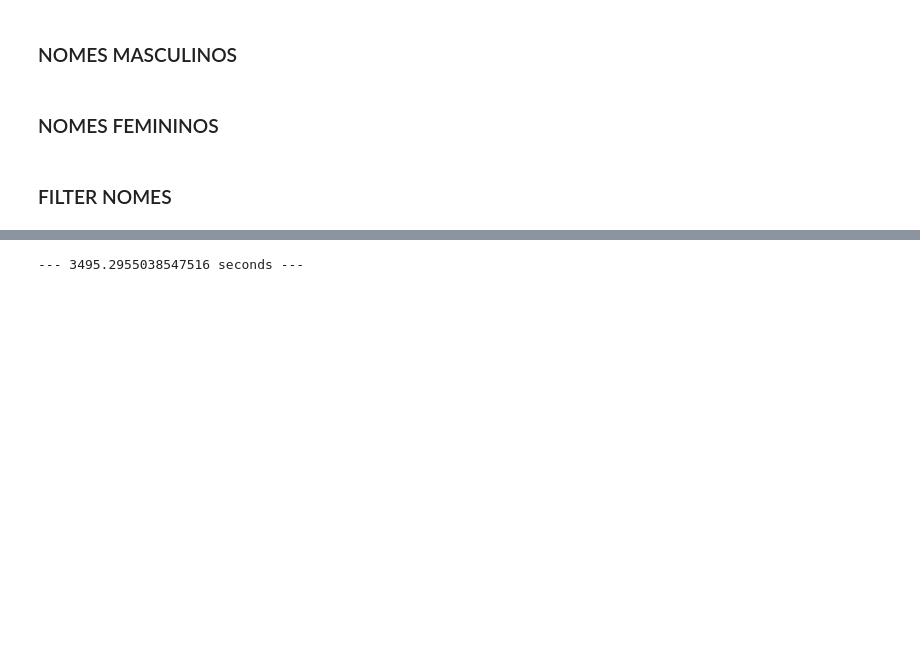
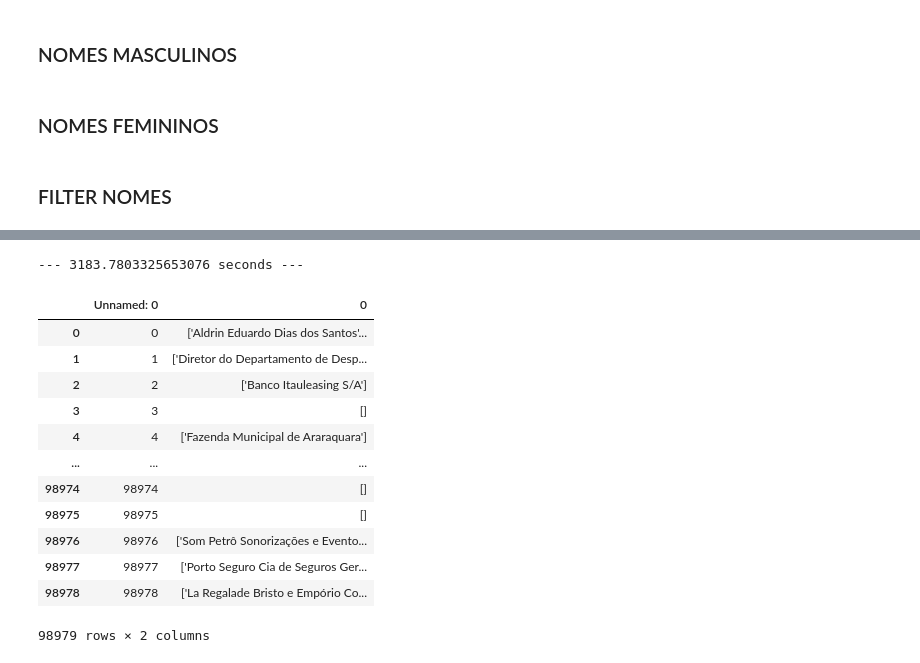
Before and after one commit to RafaelMRazeira/codes, a Jupyter notebook: pre-processing/FilterData.ipynb, the cells around one changed output, grey strips where cells are left out. Saved outputs shown, nothing was run; the diff lists cells and outputs as text; code cells hidden in the pictures; blank space fills up the shorter version.

Commit message:
Selecionando os Autores e Réus 1 parte ++

```diff
--- a/pre-processing/FilterData.ipynb
+++ b/pre-processing/FilterData.ipynb
@@ -249,8 +247,7 @@ start_time = time.time()
 Autores = []
 Reus = []
 
-for i,conteudo in enumerate(conteudo_all):
-
+for i,conteudo in enumerate(tqdm(conteudo_all)):
     texto_interesse = partes_all[i] + ' - ' + conteudo_all[i]
     texto = nlp(texto_interesse)
 
@@ -324,9 +321,6 @@ for i,conteudo in enumerate(conteudo_all):
 
     Autores.append(autor)
     Reus.append(reus)
-    if(i != len(Autores) - 1):
-        print('deu erro', i)
-        break
 
 #         print(nome_proprio, nome_proprio.start_char, nome_proprio.end_char, nome_proprio.label_, i, primeiro_ponto_final, primeira_virgula)
 
@@ -334,35 +328,52 @@ print("--- %s seconds ---" % (time.time() - start_time))
 
 # ao final temos Autores = todos os autores e Reus = todos os reus encontrados
 # %% [output]
---- 3495.2955038547516 seconds ---
+--- 3183.7803325653076 seconds ---
 # %%
 # i = 7
 # partes_all[i],conteudo_all[i]
 # completo[i], texts[i],Entidades[i], partes_all[i], conteudo_all[i], sp_data['Conteúdo'][i]
 # Entidades
-Autores_df = pd.DataFrame(Autores)
-Autores_df
+
+# Autores_df = pd.DataFrame(Autores)
+# Autores_df.to_csv('Autores.csv')
+
 # Autores_df.to_json('Autores.json')
-Reus_df = pd.DataFrame(Reus)
-# Reus_df.to_json('Reus.json')
+# Reus_df = pd.Series(Reus)
+# Reus_df
+# Reus_df.to_csv('Reus.csv')
 
 # sp_data['Autor'][3], sp_data['Conteúdo'][3], sp_data['Reu'][3]
 # processos_all[27],classes_all[27],assuntos_all[27],partes_all[27],conteudo_all[27],advs_all[27],back_sp_data.loc[27], sp_data.loc[3]
 # Entidades
 # Entidades_df = pd.DataFrame(Entidades)
 # Entidades_df.to_json('Entidades.json')
 
 # texts_df = pd.DataFrame(texts)
 # texts_df.to_json('texts.json')
 
 # completo_df = pd.DataFrame(completo)
 # completo_df.to_json('completo.json')
 
 # persons_df,print(spacy.explain("MISC"))
 # completo,
 # texts
 # conteudo_all[7], partes_all[7]
 # displacy.render(a, style="ent", jupyter = True)
+# %% [output]
+|  | Unnamed: 0 | 0 |
+| 0 | 0 | ['Aldrin Eduardo Dias dos Santos'... |
+| 1 | 1 | ['Diretor do Departamento de Desp... |
+| 2 | 2 | ['Banco Itauleasing S/A'] |
+| 3 | 3 | [] |
+| 4 | 4 | ['Fazenda Municipal de Araraquara'] |
+| ... | ... | ... |
+| 98974 | 98974 | [] |
+| 98975 | 98975 | [] |
+| 98976 | 98976 | ['Som Petrô Sonorizações e Evento... |
+| 98977 | 98977 | ['Porto Seguro Cia de Seguros Ger... |
+| 98978 | 98978 | ['La Regalade Bristo e Empório Co... |
+98979 rows × 2 columns
 # %%
 # here we gonna search in all "Conteúdo" of sentences the autor and partes
 # %%
```
Also changed, not shown: parts of 2 cells of this notebook.
